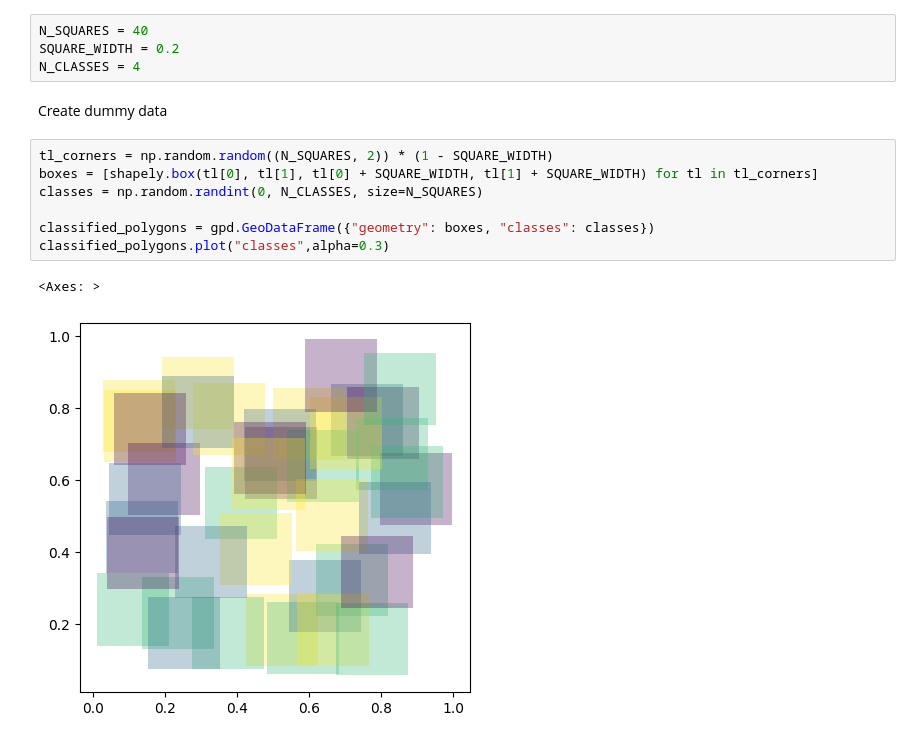
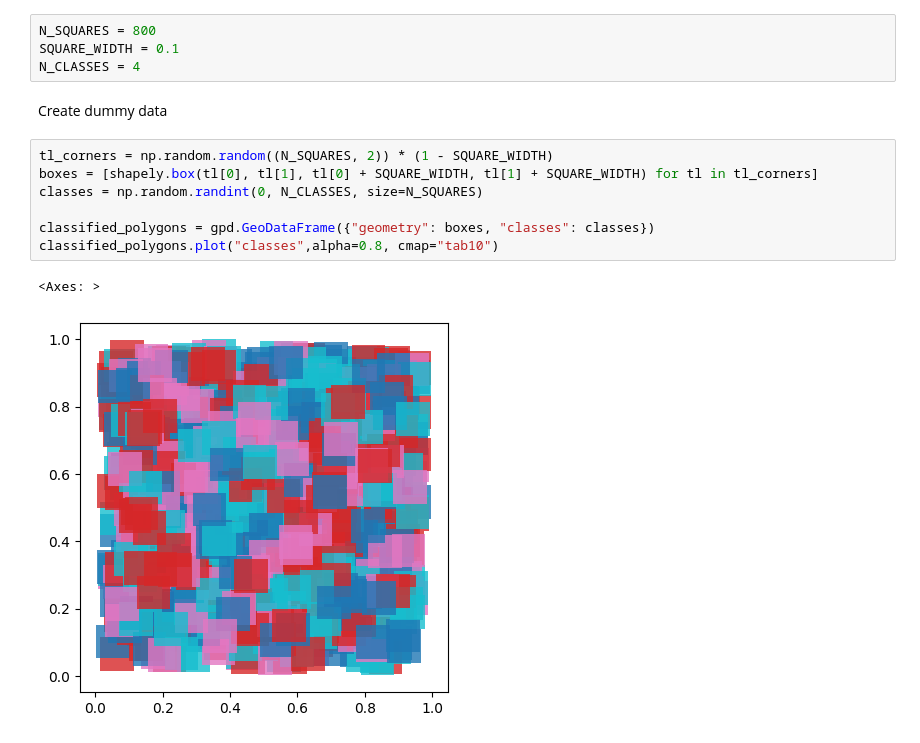
Before and after one commit to open-forest-observatory/scientific-python-utils, a Jupyter notebook: dev/test_overlapping.ipynb, the cells around one changed output. Saved outputs shown, nothing was run; the diff lists cells and outputs as text.

```diff
--- a/dev/test_overlapping.ipynb
+++ b/dev/test_overlapping.ipynb
@@ -5,16 +9,16 @@ import shapely
 # %%
-N_SQUARES = 40
-SQUARE_WIDTH = 0.2
+N_SQUARES = 800
+SQUARE_WIDTH = 0.1
 N_CLASSES = 4
 # %% [markdown]
 Create dummy data
 # %%
 tl_corners = np.random.random((N_SQUARES, 2)) * (1 - SQUARE_WIDTH)
 boxes = [shapely.box(tl[0], tl[1], tl[0] + SQUARE_WIDTH, tl[1] + SQUARE_WIDTH) for tl in tl_corners]
 classes = np.random.randint(0, N_CLASSES, size=N_SQUARES)
 
 classified_polygons = gpd.GeoDataFrame({"geometry": boxes, "classes": classes})
-classified_polygons.plot("classes",alpha=0.3)
+classified_polygons.plot("classes",alpha=0.8, cmap="tab10")
 # %% [output]
 <Axes: >
-[figure, old version]
+[figure, new version]
```
Also changed, not shown: parts of 3 cells of this notebook, 1 other file.
